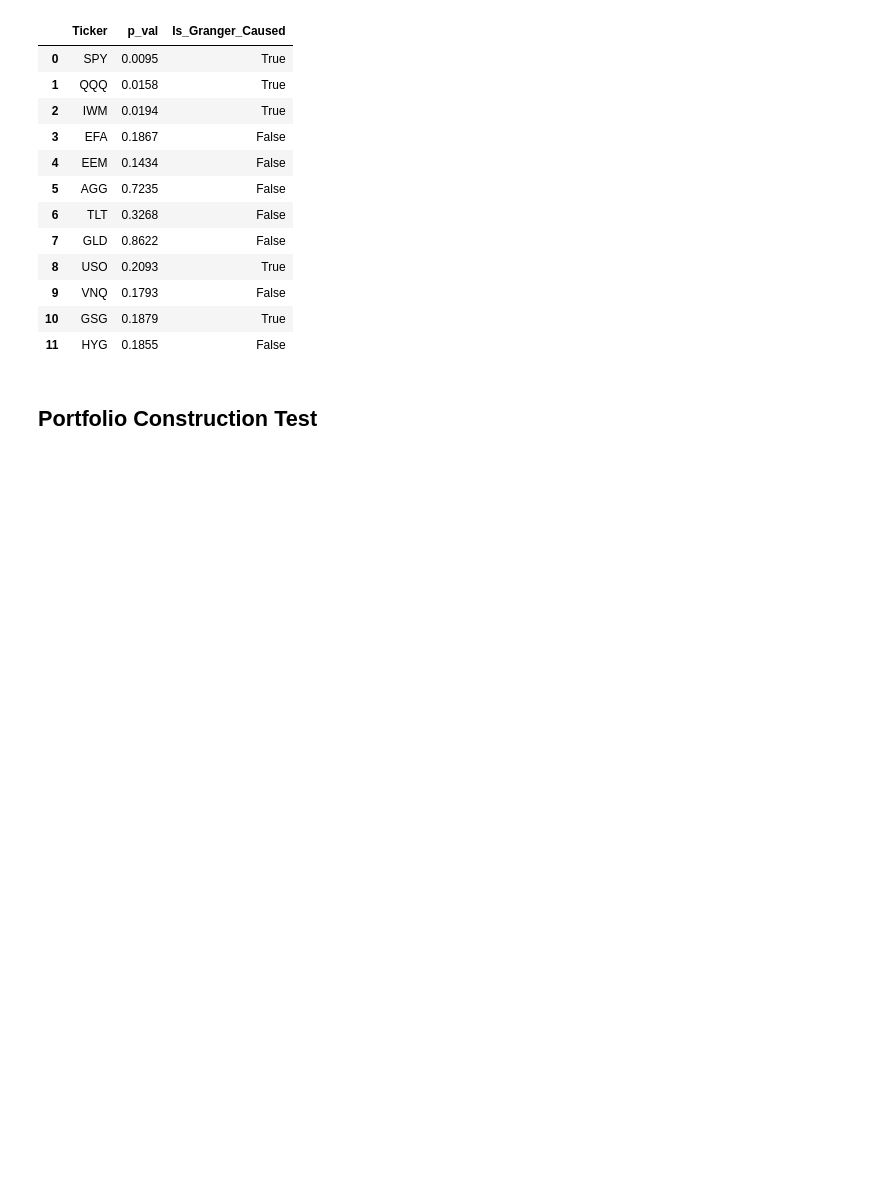
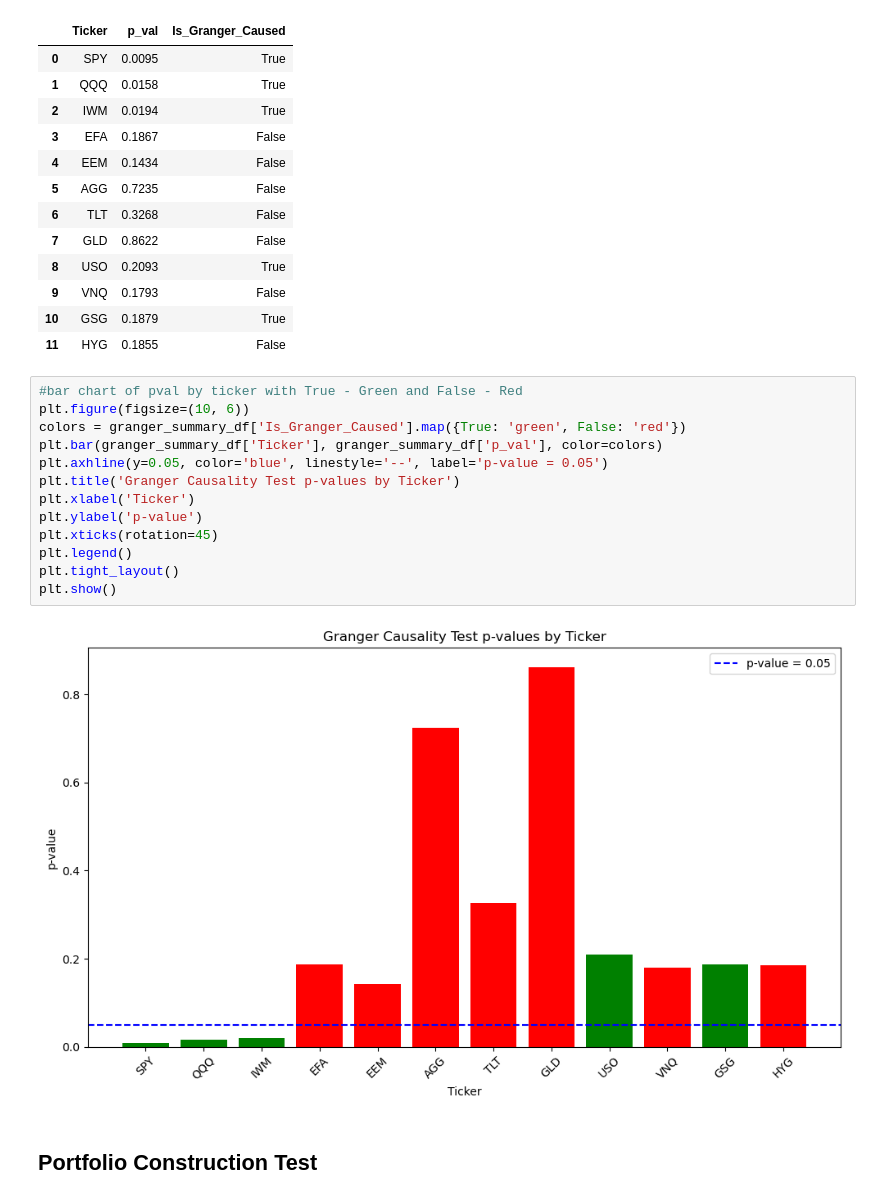
Before and after one commit to Kunj121/MacroFinance_HW2, a Jupyter notebook: project/regressions.ipynb, the cells around one changed output. Saved outputs shown, nothing was run; the diff lists cells and outputs as text; blank space fills up the shorter version.

```diff
--- a/project/regressions.ipynb
+++ b/project/regressions.ipynb
@@ -646,6 +646,21 @@ granger_summary_df[['Ticker', 'p_val', 'Is_Granger_Caused']]
 | 9 | VNQ | 0.1793 | False |
 | 10 | GSG | 0.1879 | True |
 | 11 | HYG | 0.1855 | False |
+# %%
+#bar chart of pval by ticker with True - Green and False - Red
+plt.figure(figsize=(10, 6))
+colors = granger_summary_df['Is_Granger_Caused'].map({True: 'green', False: 'red'})
+plt.bar(granger_summary_df['Ticker'], granger_summary_df['p_val'], color=colors)
+plt.axhline(y=0.05, color='blue', linestyle='--', label='p-value = 0.05')
+plt.title('Granger Causality Test p-values by Ticker')
+plt.xlabel('Ticker')
+plt.ylabel('p-value')
+plt.xticks(rotation=45)
+plt.legend()
+plt.tight_layout()
+plt.show()
+# %% [output]
+[figure, added]
 # %% [markdown]
 ## Portfolio Construction Test
 # %%
```
Also changed, not shown: parts of 3 cells of this notebook, 2 other files.
